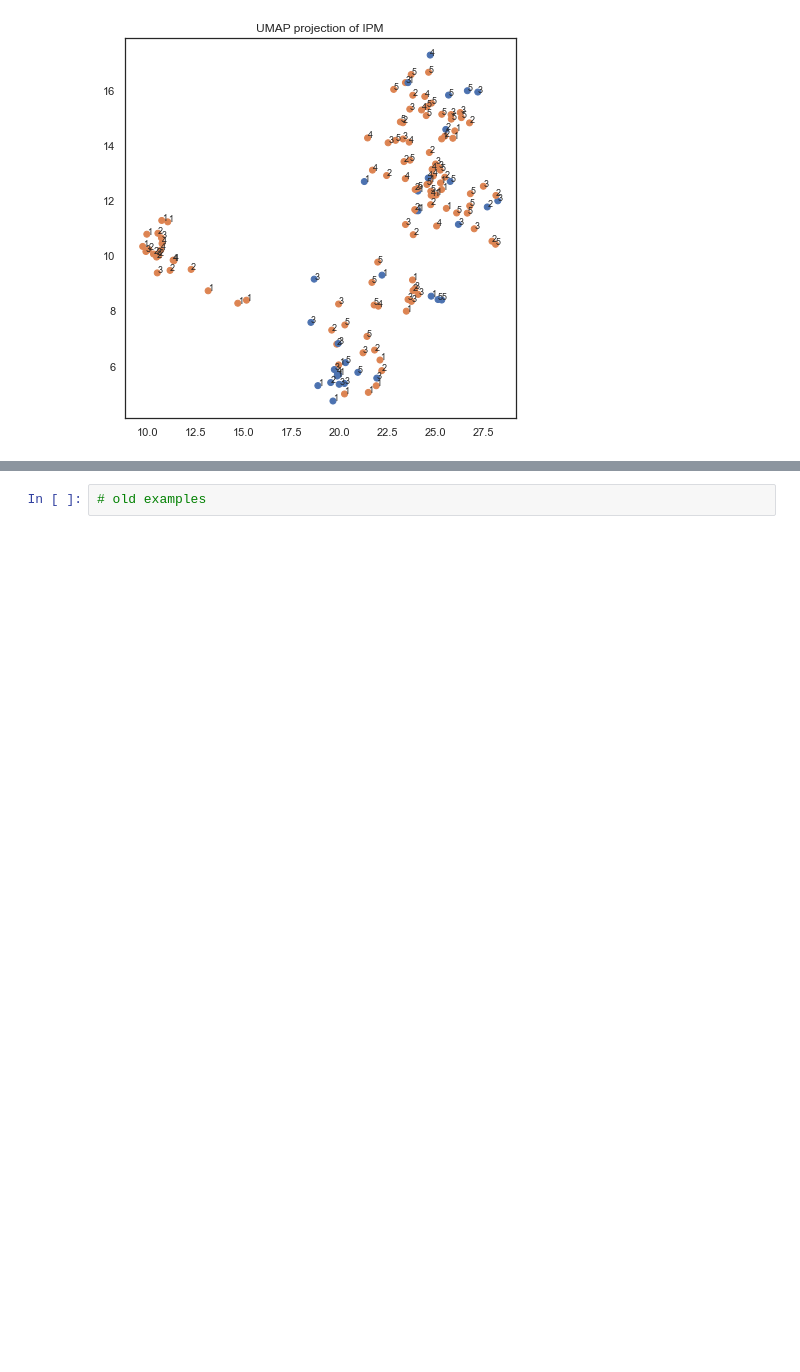
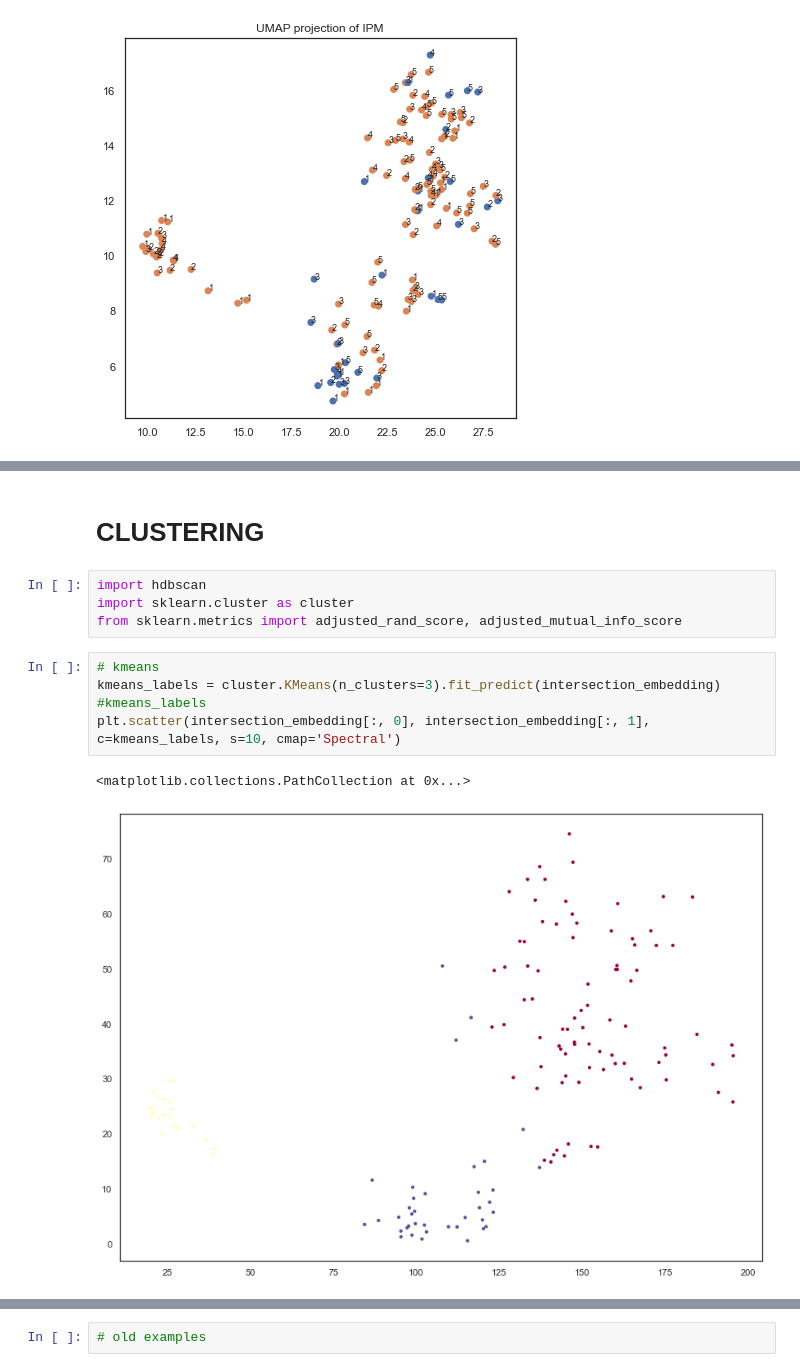
Before and after one commit to MartinMarzi/IPMdecisions, a Jupyter notebook: IPMdecisions-DataExploration-1_3.ipynb, the cells around one changed output, grey strips where cells are left out. Cells and saved outputs as stored; diff of their text form; blank space fills up the shorter version.

```diff
--- a/IPMdecisions-DataExploration-1_3.ipynb
+++ b/IPMdecisions-DataExploration-1_3.ipynb
@@ -268,0 +288,14 @@ Text(0.5, 1.0, 'UMAP projection of IPM')
+# %% [markdown]
+# CLUSTERING
+# %%
+import hdbscan
+import sklearn.cluster as cluster
+from sklearn.metrics import adjusted_rand_score, adjusted_mutual_info_score
+# %%
+# kmeans
+kmeans_labels = cluster.KMeans(n_clusters=3).fit_predict(intersection_embedding)
+#kmeans_labels
+plt.scatter(intersection_embedding[:, 0], intersection_embedding[:, 1], c=kmeans_labels, s=10, cmap='Spectral')
+# %% [output]
+<matplotlib.collections.PathCollection at 0x...>
+[figure, added]
```
Also changed, not shown: parts of 20 cells of this notebook, 3 other files.
